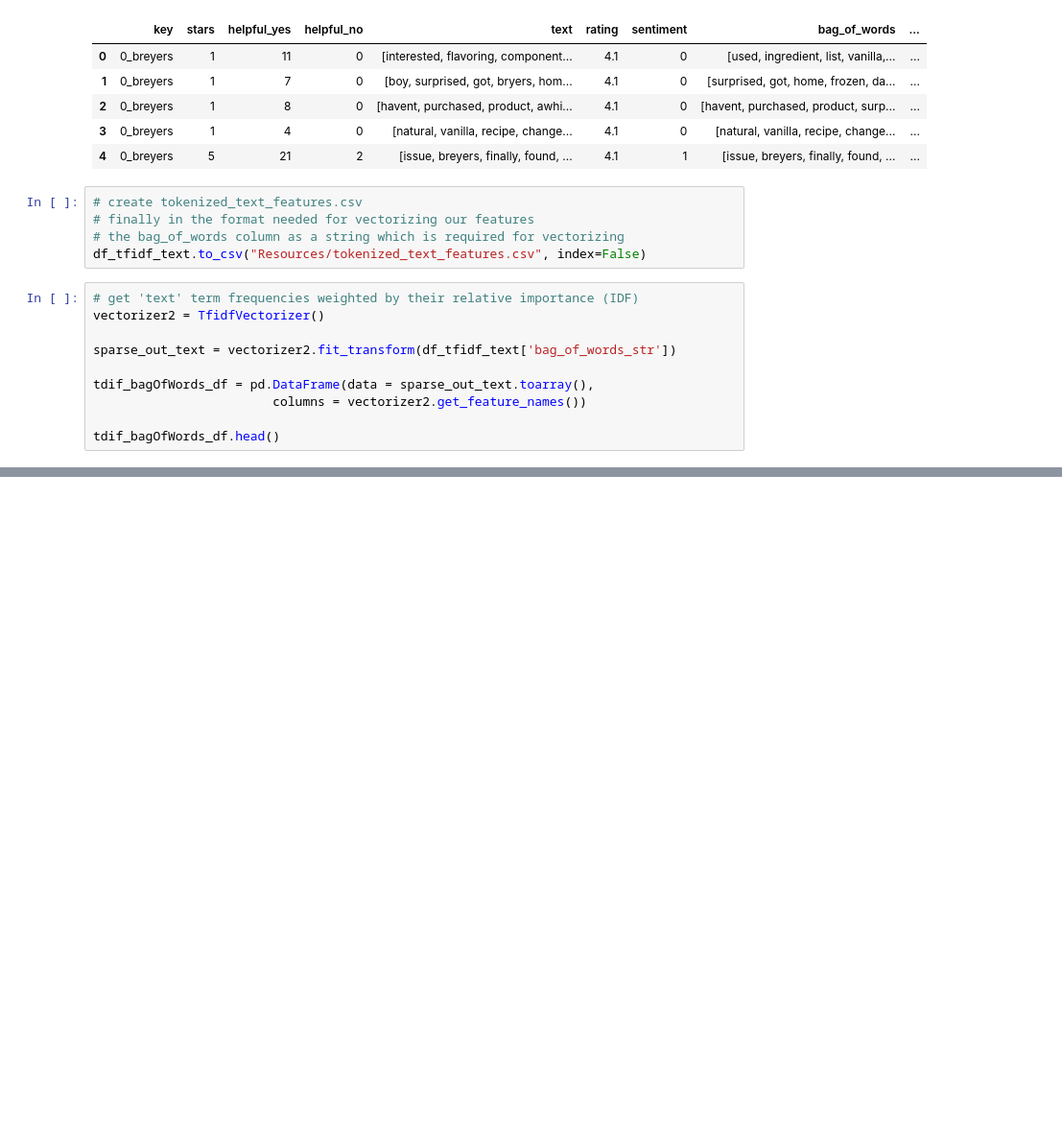
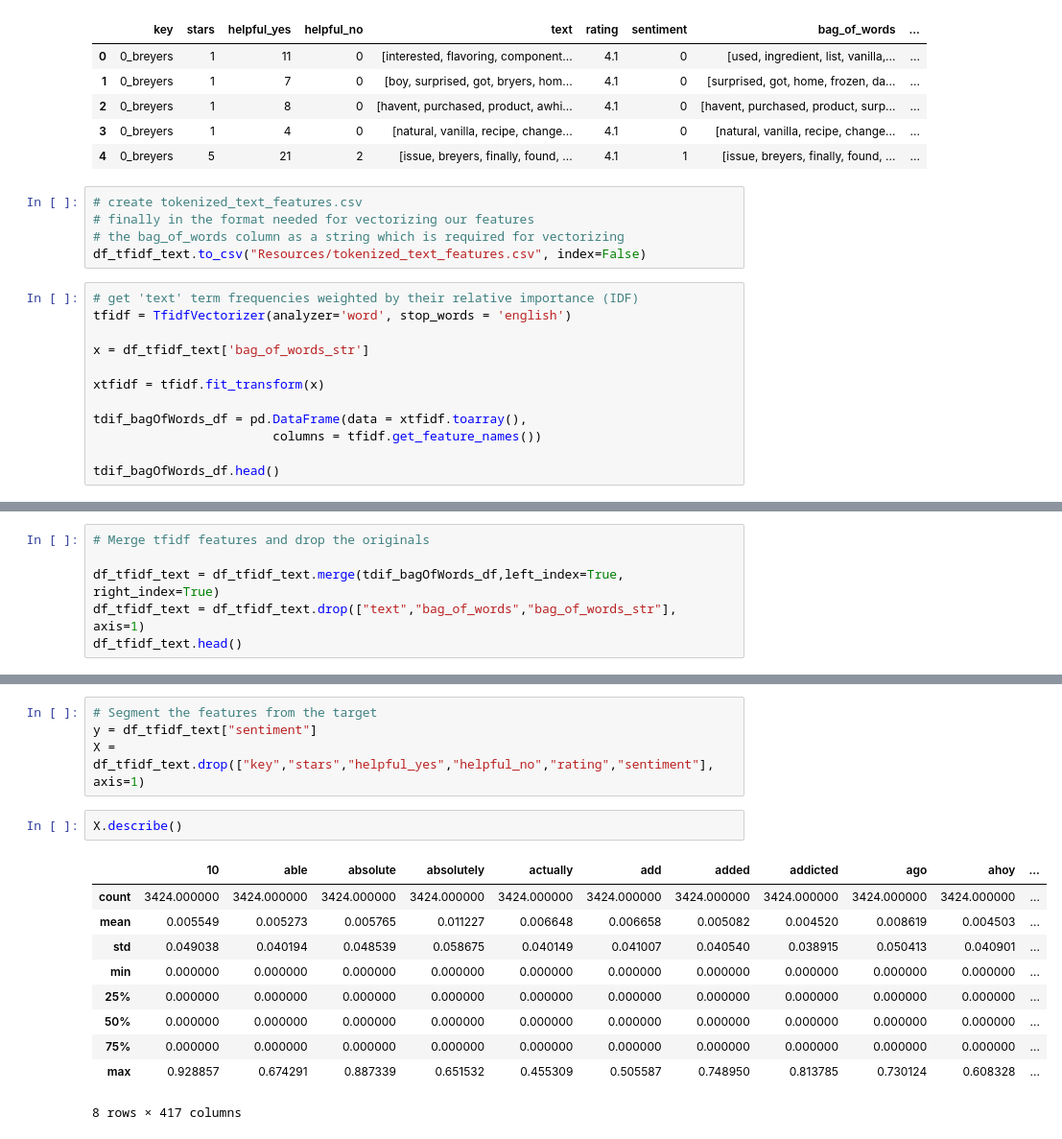
Before and after one commit to MaxThors/UW_final_project, a Jupyter notebook: nlp_feature_extraction_vectorizing.ipynb, the cells around one changed output, grey strips where cells are left out. Shown: that part at 96% size. Saved outputs shown, nothing was run; the diff lists cells and outputs as text; blank space fills up the shorter version.

```diff
--- a/nlp_feature_extraction_vectorizing.ipynb
+++ b/nlp_feature_extraction_vectorizing.ipynb
@@ -435,12 +384,14 @@ df_tfidf_text.head()
 df_tfidf_text.to_csv("Resources/tokenized_text_features.csv", index=False)
 # %%
 # get 'text' term frequencies weighted by their relative importance (IDF)
-vectorizer2 = TfidfVectorizer()
+tfidf = TfidfVectorizer(analyzer='word', stop_words = 'english')
 
-sparse_out_text = vectorizer2.fit_transform(df_tfidf_text['bag_of_words_str'])
+x = df_tfidf_text['bag_of_words_str']
 
-tdif_bagOfWords_df = pd.DataFrame(data = sparse_out_text.toarray(),
-                        columns = vectorizer2.get_feature_names())
+xtfidf = tfidf.fit_transform(x)
+
+tdif_bagOfWords_df = pd.DataFrame(data = xtfidf.toarray(),
+                        columns = tfidf.get_feature_names())
 
 tdif_bagOfWords_df.head()
 # %% [output]
@@ -466,0 +438,6 @@ Features :  ['10', 'able', 'absolute', 'absolutely', 'actually', 'add', 'added',
+# %%
+# Merge tfidf features and drop the originals
+
+df_tfidf_text = df_tfidf_text.merge(tdif_bagOfWords_df,left_index=True, right_index=True)
+df_tfidf_text = df_tfidf_text.drop(["text","bag_of_words","bag_of_words_str"], axis=1)
+df_tfidf_text.head()
@@ -466,0 +452,17 @@ Features :  ['10', 'able', 'absolute', 'absolutely', 'actually', 'add', 'added',
+# %%
+# Segment the features from the target
+y = df_tfidf_text["sentiment"]
+X = df_tfidf_text.drop(["key","stars","helpful_yes","helpful_no","rating","sentiment"], axis=1)
+# %%
+X.describe()
+# %% [output]
+|  | 10 | able | absolute | absolutely | actually | add | added | addicted | ago | ahoy | ... |
+| count | 3424.000000 | 3424.000000 | 3424.000000 | 3424.000000 | 3424.000000 | 3424.000000 | 3424.000000 | 3424.000000 | 3424.000000 | 3424.000000 | ... |
+| mean | 0.005549 | 0.005273 | 0.005765 | 0.011227 | 0.006648 | 0.006658 | 0.005082 | 0.004520 | 0.008619 | 0.004503 | ... |
+| std | 0.049038 | 0.040194 | 0.048539 | 0.058675 | 0.040149 | 0.041007 | 0.040540 | 0.038915 | 0.050413 | 0.040901 | ... |
+| min | 0.000000 | 0.000000 | 0.000000 | 0.000000 | 0.000000 | 0.000000 | 0.000000 | 0.000000 | 0.000000 | 0.000000 | ... |
+| 25% | 0.000000 | 0.000000 | 0.000000 | 0.000000 | 0.000000 | 0.000000 | 0.000000 | 0.000000 | 0.000000 | 0.000000 | ... |
+| 50% | 0.000000 | 0.000000 | 0.000000 | 0.000000 | 0.000000 | 0.000000 | 0.000000 | 0.000000 | 0.000000 | 0.000000 | ... |
+| 75% | 0.000000 | 0.000000 | 0.000000 | 0.000000 | 0.000000 | 0.000000 | 0.000000 | 0.000000 | 0.000000 | 0.000000 | ... |
+| max | 0.928857 | 0.674291 | 0.887339 | 0.651532 | 0.455309 | 0.505587 | 0.748950 | 0.813785 | 0.730124 | 0.608328 | ... |
+8 rows × 417 columns
```
Also changed, not shown: parts of 25 cells of this notebook.
